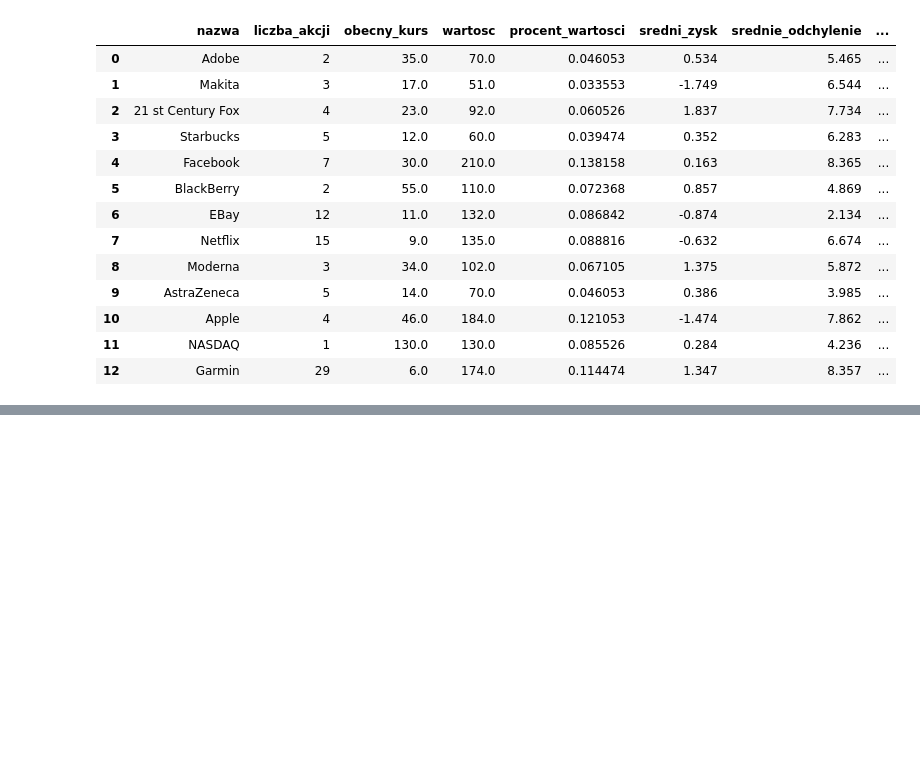
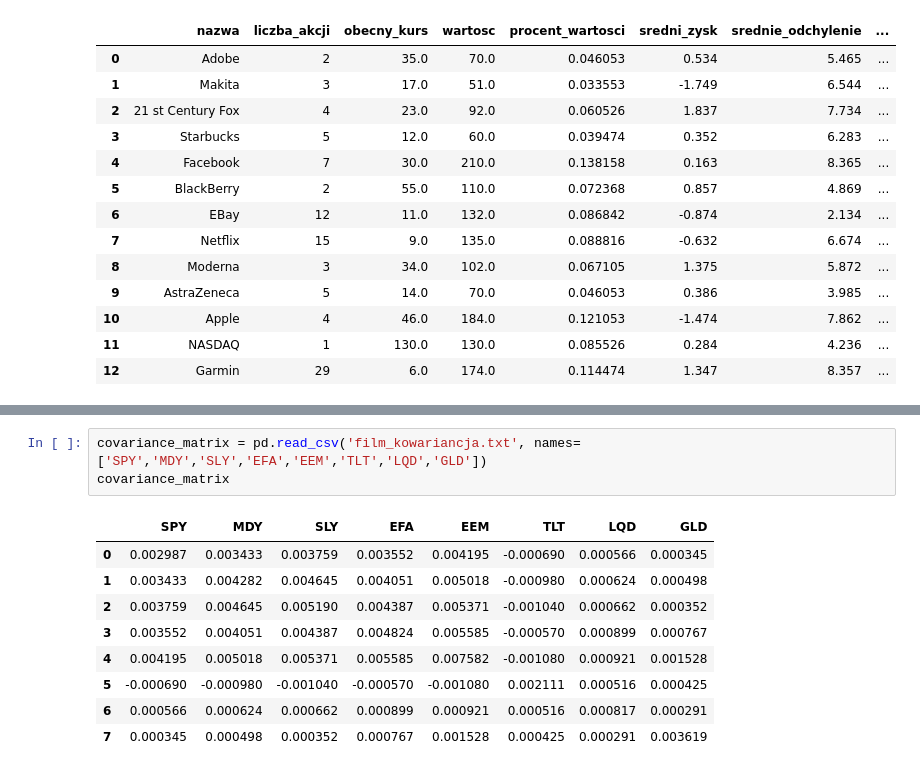
Before and after one commit to magdabiadala/portfolio_optimalization, a Jupyter notebook: optymalizacja_portfolia.ipynb, the cells around one changed output, grey strips where cells are left out. Saved outputs shown, nothing was run; the diff lists cells and outputs as text; blank space fills up the shorter version.

```diff
--- a/optymalizacja_portfolia.ipynb
+++ b/optymalizacja_portfolia.ipynb
@@ -124,0 +181,13 @@ Name: nazwa, dtype: object
+# %%
+covariance_matrix = pd.read_csv('film_kowariancja.txt', names=['SPY','MDY','SLY','EFA','EEM','TLT','LQD','GLD'])
+covariance_matrix
+# %% [output]
+|  | SPY | MDY | SLY | EFA | EEM | TLT | LQD | GLD |
+| 0 | 0.002987 | 0.003433 | 0.003759 | 0.003552 | 0.004195 | -0.000690 | 0.000566 | 0.000345 |
+| 1 | 0.003433 | 0.004282 | 0.004645 | 0.004051 | 0.005018 | -0.000980 | 0.000624 | 0.000498 |
+| 2 | 0.003759 | 0.004645 | 0.005190 | 0.004387 | 0.005371 | -0.001040 | 0.000662 | 0.000352 |
+| 3 | 0.003552 | 0.004051 | 0.004387 | 0.004824 | 0.005585 | -0.000570 | 0.000899 | 0.000767 |
+| 4 | 0.004195 | 0.005018 | 0.005371 | 0.005585 | 0.007582 | -0.001080 | 0.000921 | 0.001528 |
+| 5 | -0.000690 | -0.000980 | -0.001040 | -0.000570 | -0.001080 | 0.002111 | 0.000516 | 0.000425 |
+| 6 | 0.000566 | 0.000624 | 0.000662 | 0.000899 | 0.000921 | 0.000516 | 0.000817 | 0.000291 |
+| 7 | 0.000345 | 0.000498 | 0.000352 | 0.000767 | 0.001528 | 0.000425 | 0.000291 | 0.003619 |
```
Also changed, not shown: parts of 21 cells of this notebook, 2 other files.
